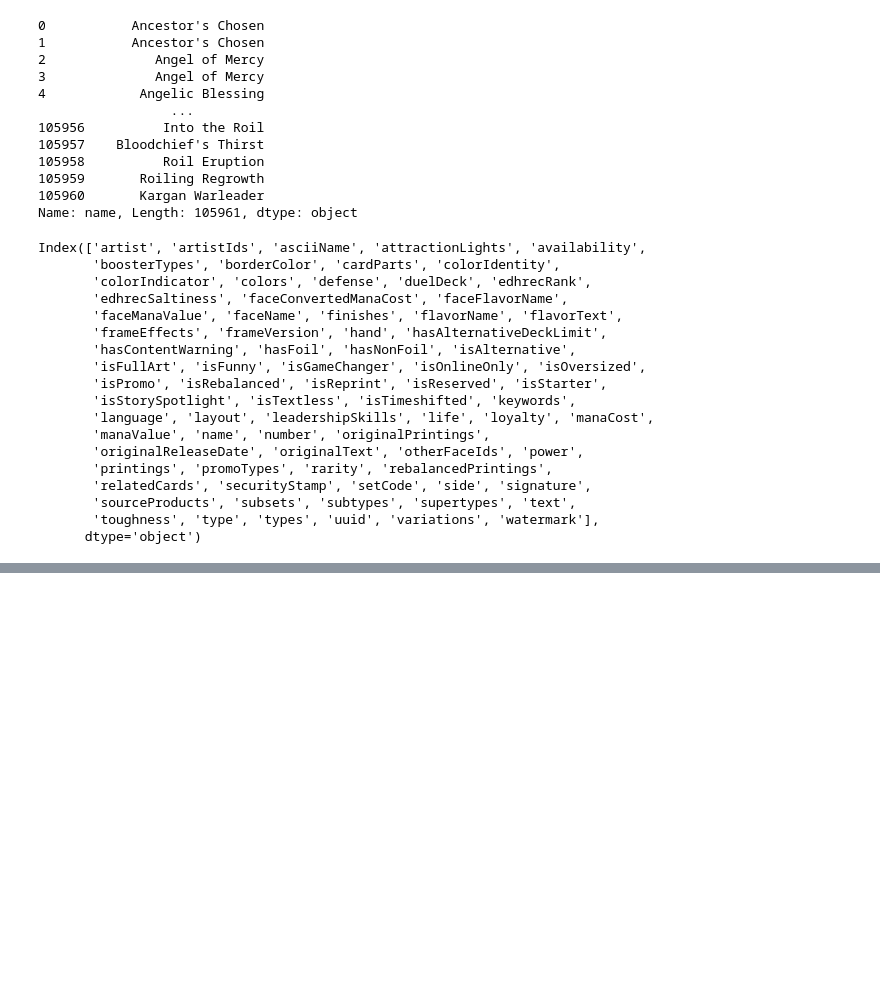
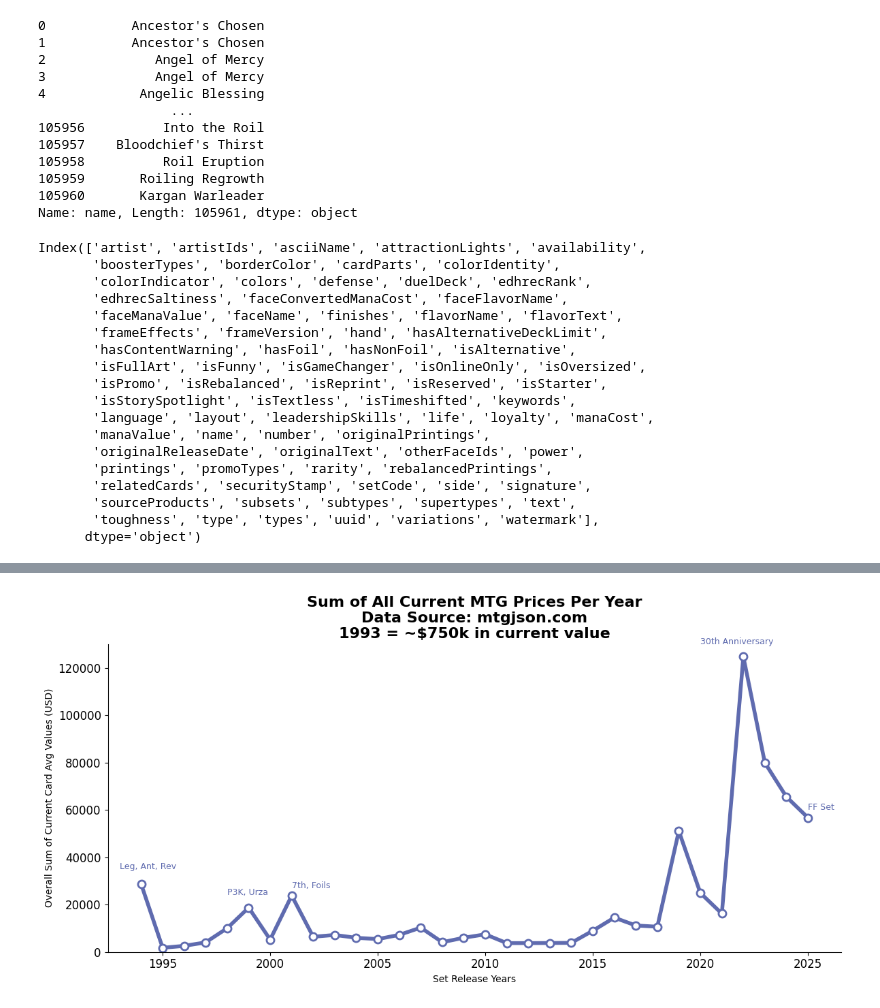
Before and after one commit to CurtisSchneider1/mtgPriceAnalysis, a Jupyter notebook: notebooks/capstone.ipynb, the cells around one changed output, grey strips where cells are left out. Cells and saved outputs as stored; diff of their text form; code cells hidden in the pictures; blank space fills up the shorter version.

```diff
--- a/notebooks/capstone.ipynb
+++ b/notebooks/capstone.ipynb
@@ -122,0 +533,5 @@ df = df.drop(df.columns[3:23], axis=1)
+# %%
+new_order = ['name', 'setCode', 'setName', 'language', 'types', 'colors', 'rarity', 'releaseDate', 'releaseYear', 'gameAvailability', 'avgPrice', 'currency', 'providerListing', 'date', 'uuid']
+
+df3 = df3[new_order]
+df3
@@ -122,0 +572,3 @@ df = df.drop(df.columns[3:23], axis=1)
+# %%
+df3['releaseDate'] = pd.to_datetime(df3['releaseDate'], format = '%m/%d/%Y', errors = 'raise')
+df3.dtypes
@@ -122,0 +592,4 @@ df = df.drop(df.columns[3:23], axis=1)
+# %%
+# Order by year, then setName, then name
+df3 = df3.sort_values(by=["releaseDate", "setName", "name"])
+df3
@@ -122,0 +610,6 @@ df = df.drop(df.columns[3:23], axis=1)
+# %%
+# Reset index after manipulation and to check new number of rows
+# Dropping the original index column
+df3 = df3.reset_index(drop = True)
+df3
+# From ~106k x 78 to ~89k x 15
@@ -122,0 +649,72 @@ df = df.drop(df.columns[3:23], axis=1)
+# %%
+# Plot to show current value of all averaged card prices per year
+plt.figure(figsize=(12,6))
+
+df3_no1993 = df3[df3['releaseYear'] != 1993]             # 1993 is ~$750k which really skews the data - can make it a note on the graph
+sum_sold_per_year = df3_no1993.groupby("releaseYear")["avgPrice"].sum().reset_index()
+
+
+plt.plot(sum_sold_per_year["releaseYear"], sum_sold_per_year["avgPrice"], color="#5F6BAF", linewidth=4, marker="o", markersize = 8, markerfacecolor = "#FFFFFF", markeredgewidth = 2)
+plt.ylim(0, 130000)
+plt.xlabel("Set Release Years")
+plt.ylabel("Overall Sum of Current Card Avg Values (USD)")
+plt.title("Sum of All Current MTG Prices Per Year\nData Source: mtgjson.com\n1993 = ~$750k in current value", fontsize=16, fontweight="bold", color="black")
+
+ax = plt.gca()
+
+ax.spines["top"].set_visible(False)
+ax.spines["right"].set_visible(False)
+
+# ax.axvline(
+#     2022,
+#     color = "#063b0a",
+#     linewidth = 0.5,
+#     alpha = 0.7)
+
+ax.text(
+    1993,
+    35000,
+    "Leg, Ant, Rev",
+    color = "#5F6BAF",
+    fontsize = 9
+)
+
+ax.text(
+    1998,
+    24000,
+    "P3K, Urza",
+    color = "#5F6BAF",
+    fontsize = 9
+)
+
+ax.text(
+    2001,
+    27000,
+    "7th, Foils",
+    color = "#5F6BAF",
+    fontsize = 9
+)
+
+ax.text(
+    2020,
+    130000,
+    "30th Anniversary",
+    color = "#5F6BAF",
+    fontsize = 9
+)
+
+ax.text(
+    2025,
+    60000,
+    "FF Set",
+    color = "#5F6BAF",
+    fontsize = 9
+)
+
+plt.xticks(fontsize=12)
+plt.yticks(fontsize=12)
+
+plt.tight_layout()
+plt.show()
+# %% [output]
+[figure, added]
```
Also changed, not shown: parts of 62 cells of this notebook, 3 other files.
